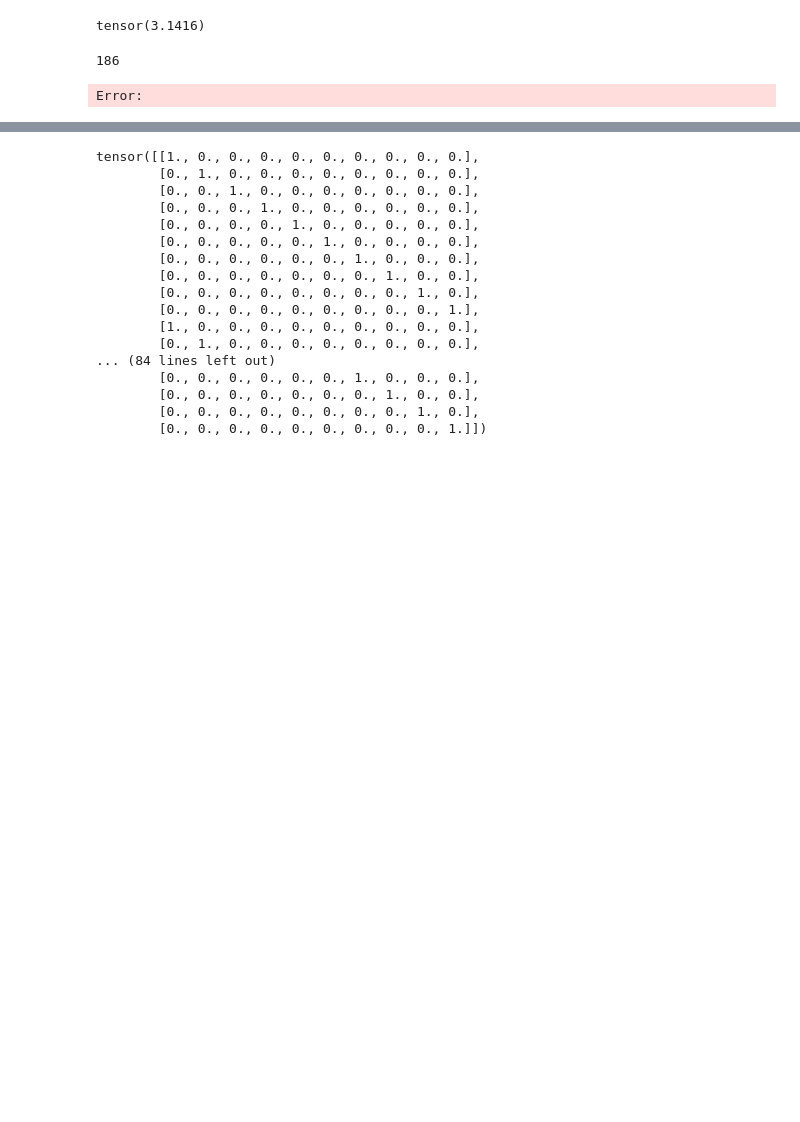
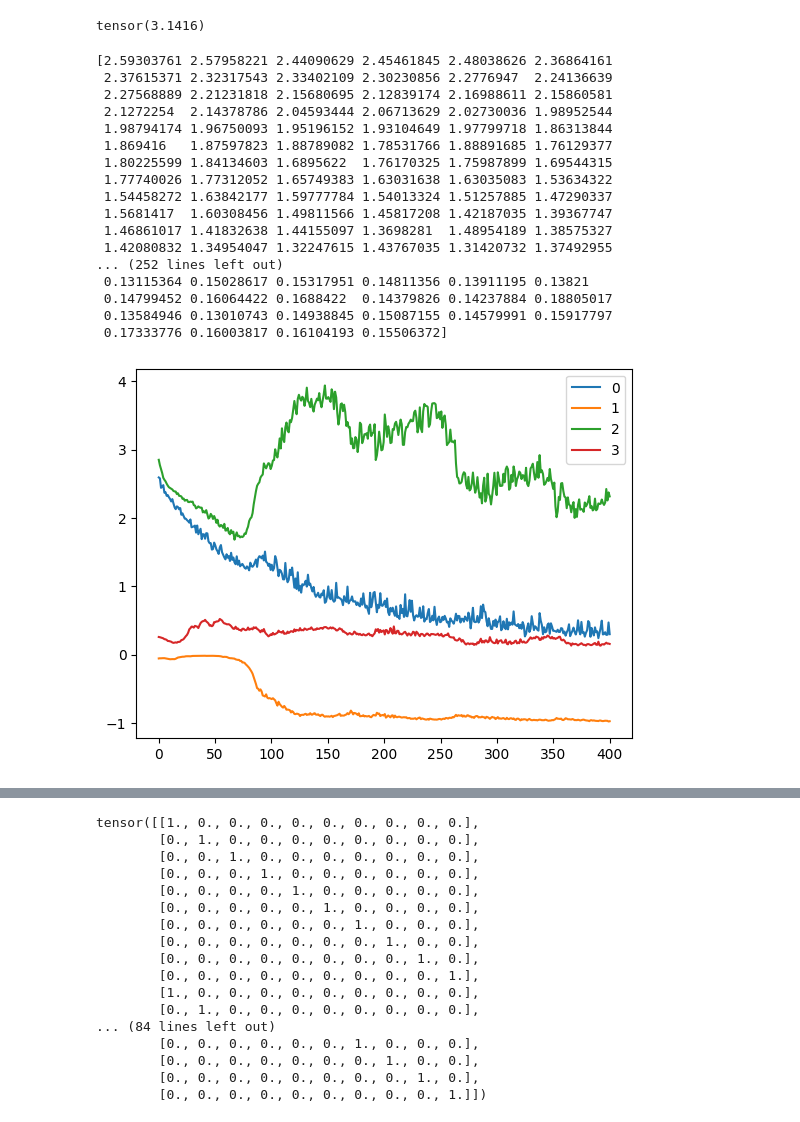
Before and after one commit to Hidden-Hyperparameter/DL_2024Sp_CP3, a Jupyter notebook: e.ipynb, the cells around one changed output, grey strips where cells are left out. Cells and saved outputs as stored; diff of their text form; code cells hidden in the pictures; blank space fills up the shorter version.

```diff
--- a/e.ipynb
+++ b/e.ipynb
@@ -353,12 +21,0 @@ failure
-# %%
-index = -1
-i = 0
-while True:
-    index = data.find('failure',index+1)
-    i += 1
-    if index==-1:
-        break
-print(i)
-# %% [output]
-186
-Error:
@@ -364,0 +824,23 @@ Error:
+# %%
+def plot(data):
+    lines = data.split('\n')
+    dl1 = []
+    dl2 = []
+    gl1 = []
+    gl2 = []
+    for line in lines:
+        ls = line.split(' ')
+        if len(line)==0:
+            continue
+        if line[0].startswith('d'):
+            dl1.append(float(ls[-2]));dl2.append(float(ls[-1]))
+        else:
+            gl1.append(float(ls[-2]));gl2.append(float(ls[-1]))
+    import numpy as np
+    import matplotlib.pyplot as plt
+    x = np.linspace(0,len(dl1),len(dl1))
+    for i,l in enumerate([dl1,dl2,gl1,gl2]):
+        print(np.array(l))
+        plt.plot(x,np.array(l),label=f'{i}')
+    plt.legend()
+    plt.show()
@@ -364,0 +1651,21 @@ Error:
+# %%
+plot(data)
+# %% [output]
+[2.59303761 2.57958221 2.44090629 2.45461845 2.48038626 2.36864161
+ 2.37615371 2.32317543 2.33402109 2.30230856 2.2776947  2.24136639
+ 2.27568889 2.21231818 2.15680695 2.12839174 2.16988611 2.15860581
+ 2.1272254  2.14378786 2.04593444 2.06713629 2.02730036 1.98952544
+ 1.98794174 1.96750093 1.95196152 1.93104649 1.97799718 1.86313844
+ 1.869416   1.87597823 1.88789082 1.78531766 1.88891685 1.76129377
+ 1.80225599 1.84134603 1.6895622  1.76170325 1.75987899 1.69544315
+ 1.77740026 1.77312052 1.65749383 1.63031638 1.63035083 1.53634322
+ 1.54458272 1.63842177 1.59777784 1.54013324 1.51257885 1.47290337
+ 1.5681417  1.60308456 1.49811566 1.45817208 1.42187035 1.39367747
+ 1.46861017 1.41832638 1.44155097 1.3698281  1.48954189 1.38575327
+ 1.42080832 1.34954047 1.32247615 1.43767035 1.31420732 1.37492955
+... (252 lines left out)
+ 0.13115364 0.15028617 0.15317951 0.14811356 0.13911195 0.13821
+ 0.14799452 0.16064422 0.1688422  0.14379826 0.14237884 0.18805017
+ 0.13584946 0.13010743 0.14938845 0.15087155 0.14579991 0.15917797
+ 0.17333776 0.16003817 0.16104193 0.15506372]
+[figure, added]
```
Also changed, not shown: parts of 15 cells of this notebook, 6 other files.
